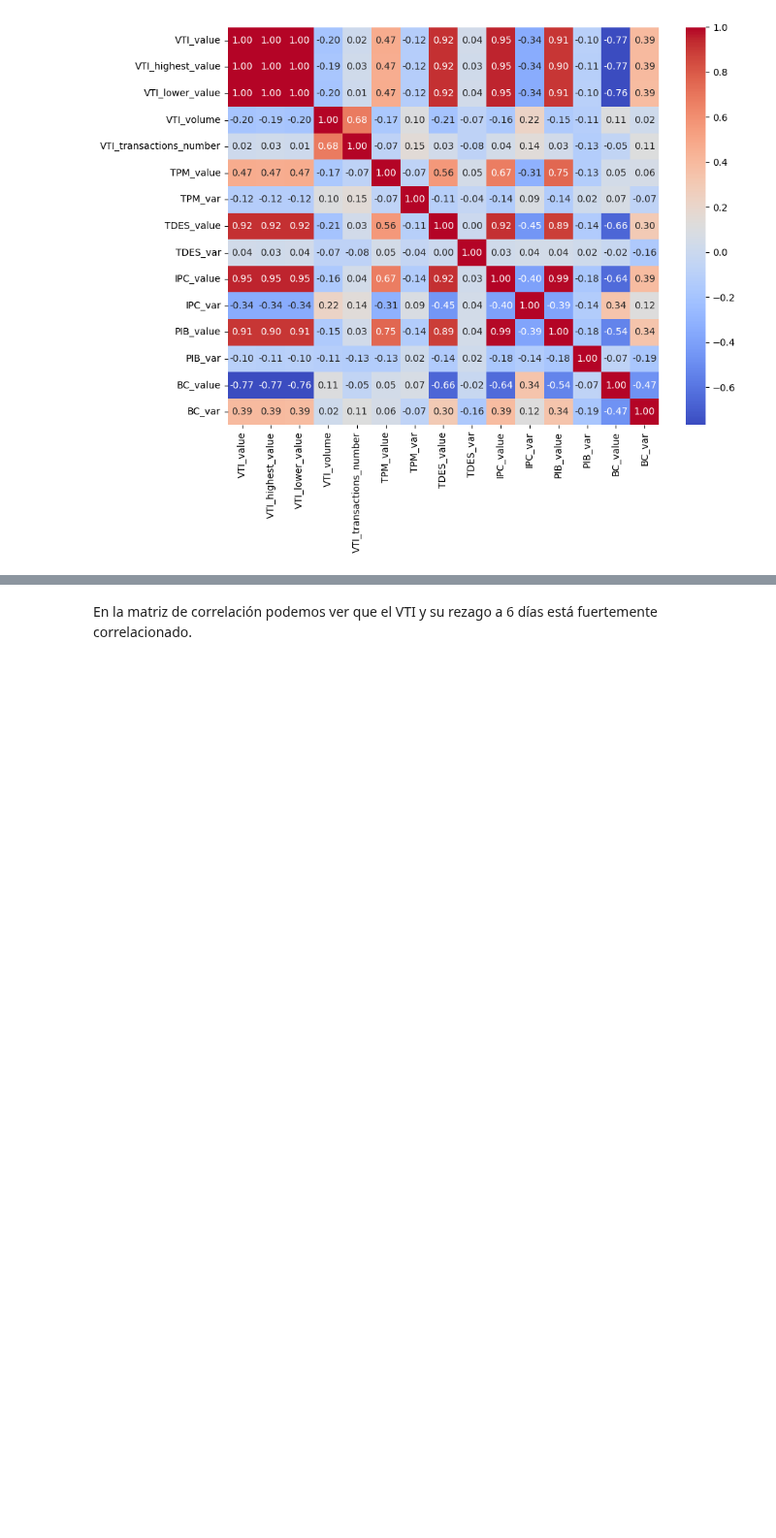
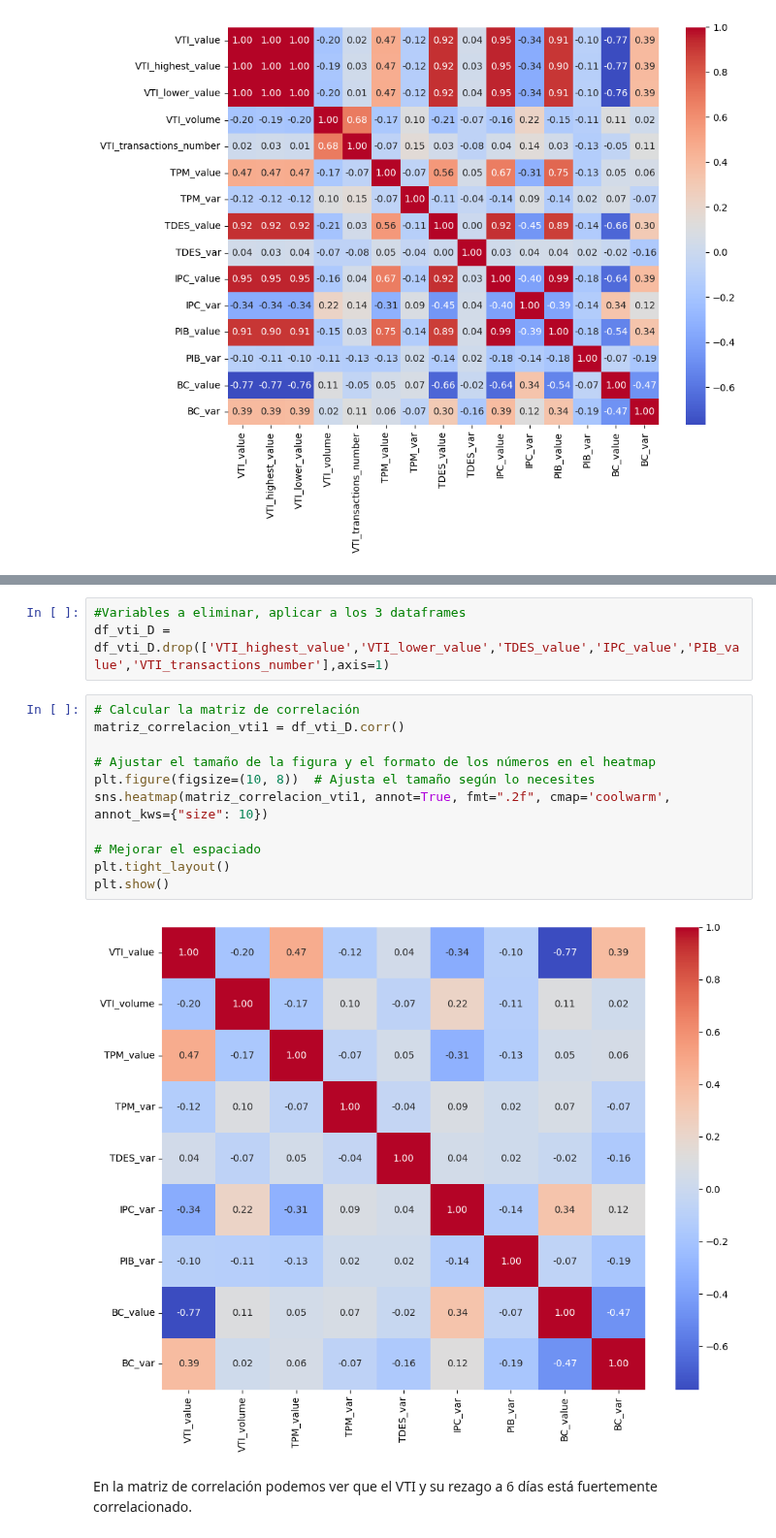
Before and after one commit to diegomacaya/proyecto_DataScience_DMS, a Jupyter notebook: src/Proyecto_Data_Science.ipynb, the cells around one changed output, grey strips where cells are left out. Shown at 97% size. Cells and saved outputs as stored; diff of their text form; blank space fills up the shorter version.

```diff
--- a/src/Proyecto_Data_Science.ipynb
+++ b/src/Proyecto_Data_Science.ipynb
@@ -779,2 +800,18 @@ plt.show()
+# %%
+#Variables a eliminar, aplicar a los 3 dataframes
+df_vti_D = df_vti_D.drop(['VTI_highest_value','VTI_lower_value','TDES_value','IPC_value','PIB_value','VTI_transactions_number'],axis=1)
+# %%
+# Calcular la matriz de correlación
+matriz_correlacion_vti1 = df_vti_D.corr()
+
+# Ajustar el tamaño de la figura y el formato de los números en el heatmap
+plt.figure(figsize=(10, 8))  # Ajusta el tamaño según lo necesites
+sns.heatmap(matriz_correlacion_vti1, annot=True, fmt=".2f", cmap='coolwarm', annot_kws={"size": 10})
+
+# Mejorar el espaciado
+plt.tight_layout()
+plt.show()
+# %% [output]
+[figure, added]
 # %% [markdown]
 En la matriz de correlación podemos ver que el VTI y su rezago a 6 días está fuertemente correlacionado.
```
Also changed, not shown: parts of 35 cells of this notebook, 1 other file.
